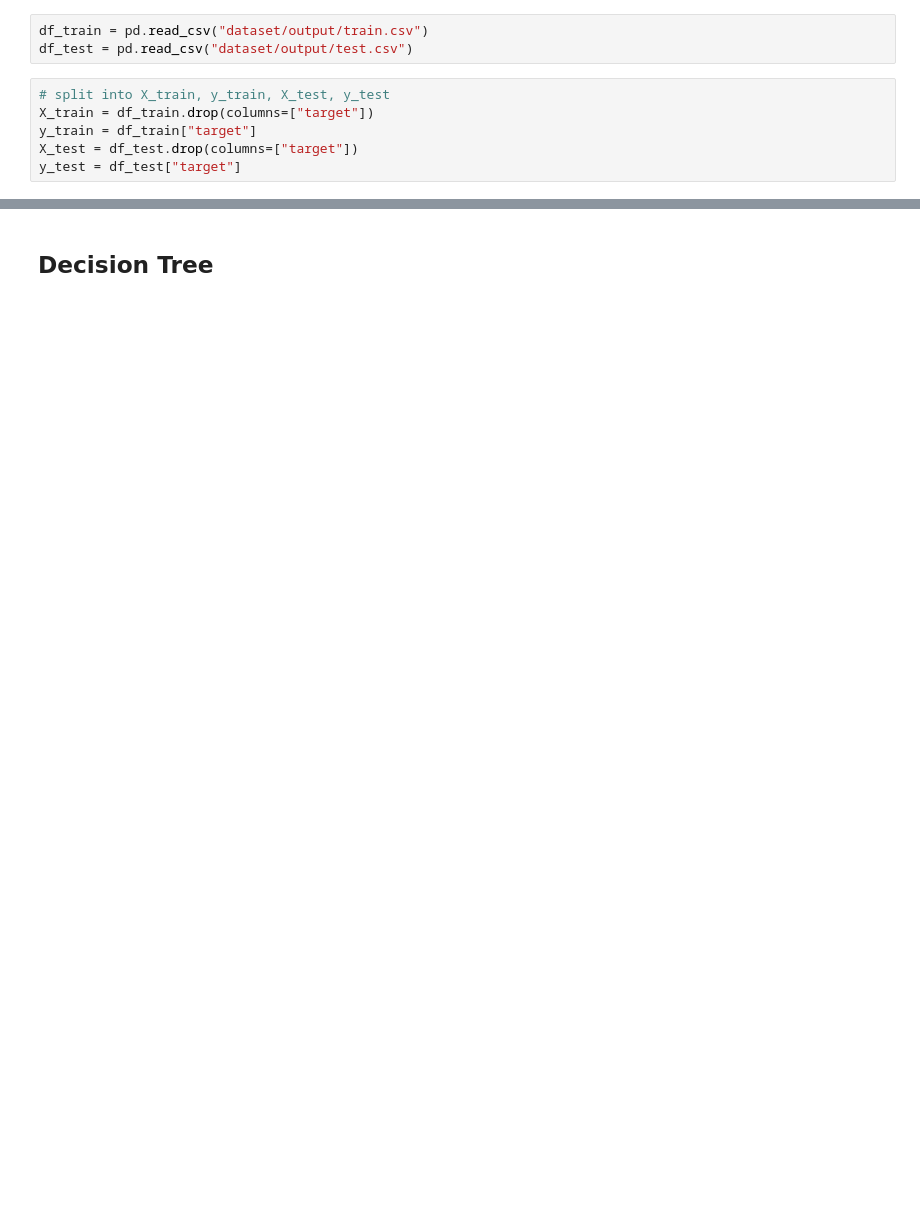
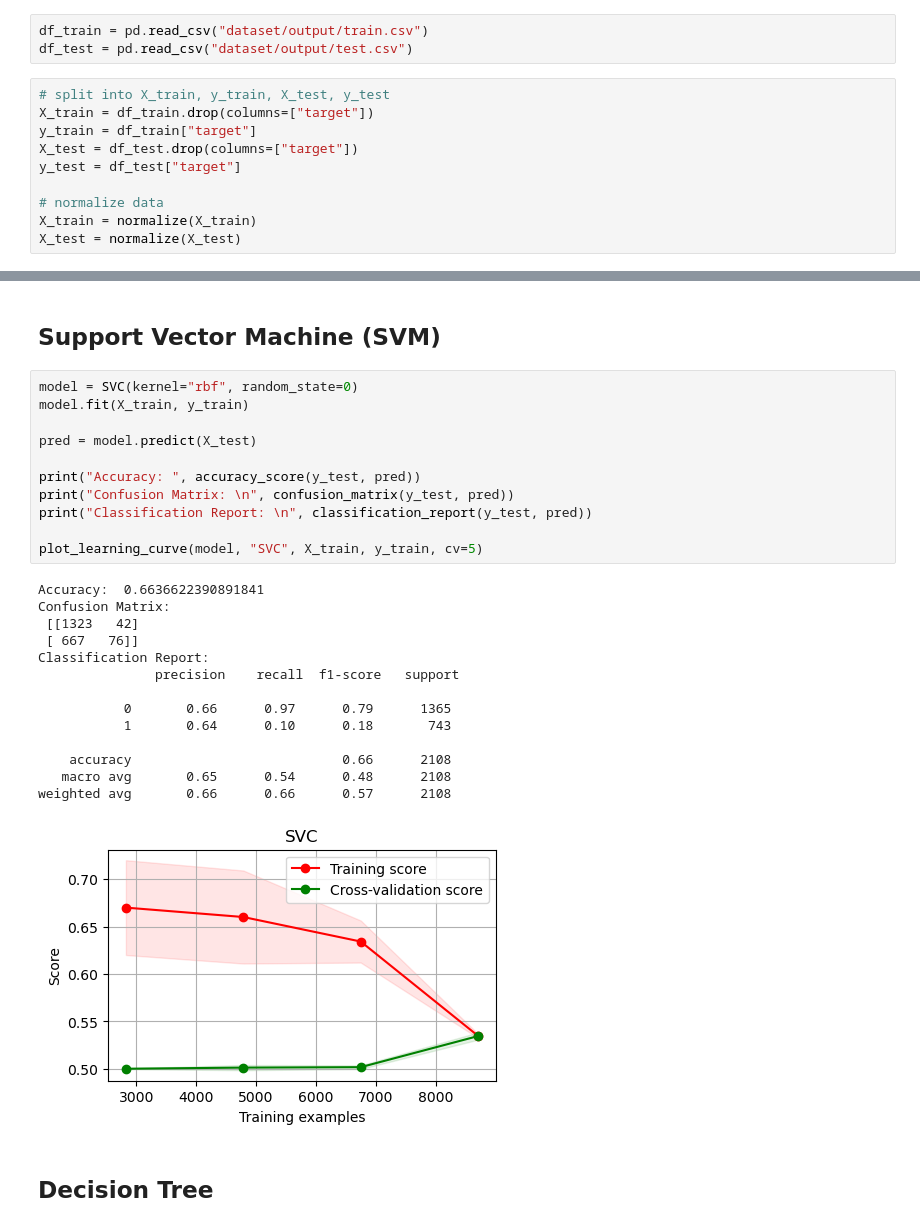
Before and after one commit to khorzhenwin/thigh-roids, a Jupyter notebook: ML.ipynb, the cells around one changed output, grey strips where cells are left out. Saved outputs shown, nothing was run; the diff lists cells and outputs as text; blank space fills up the shorter version.

```diff
--- a/ML.ipynb
+++ b/ML.ipynb
@@ -24,3 +26,7 @@ X_train = df_train.drop(columns=["target"])
 y_train = df_train["target"]
 X_test = df_test.drop(columns=["target"])
 y_test = df_test["target"]
+
+# normalize data
+X_train = normalize(X_train)
+X_test = normalize(X_test)
@@ -27,3 +80,31 @@ y_test = df_test["target"]
+# %% [markdown]
+## Support Vector Machine (SVM)
+# %%
+model = SVC(kernel="rbf", random_state=0)
+model.fit(X_train, y_train)
+
+pred = model.predict(X_test)
+
+print("Accuracy: ", accuracy_score(y_test, pred))
+print("Confusion Matrix: \n", confusion_matrix(y_test, pred))
+print("Classification Report: \n", classification_report(y_test, pred))
+
+plot_learning_curve(model, "SVC", X_train, y_train, cv=5)
+# %% [output]
+Accuracy:  0.6636622390891841
+Confusion Matrix:
+ [[1323   42]
+ [ 667   76]]
+Classification Report:
+               precision    recall  f1-score   support
+
+           0       0.66      0.97      0.79      1365
+           1       0.64      0.10      0.18       743
+
+    accuracy                           0.66      2108
+   macro avg       0.65      0.54      0.48      2108
+weighted avg       0.66      0.66      0.57      2108
+[figure, added]
 # %% [markdown]
 ## Decision Tree
 # %%
```
Also changed, not shown: parts of 5 cells of this notebook, 4 other files.
